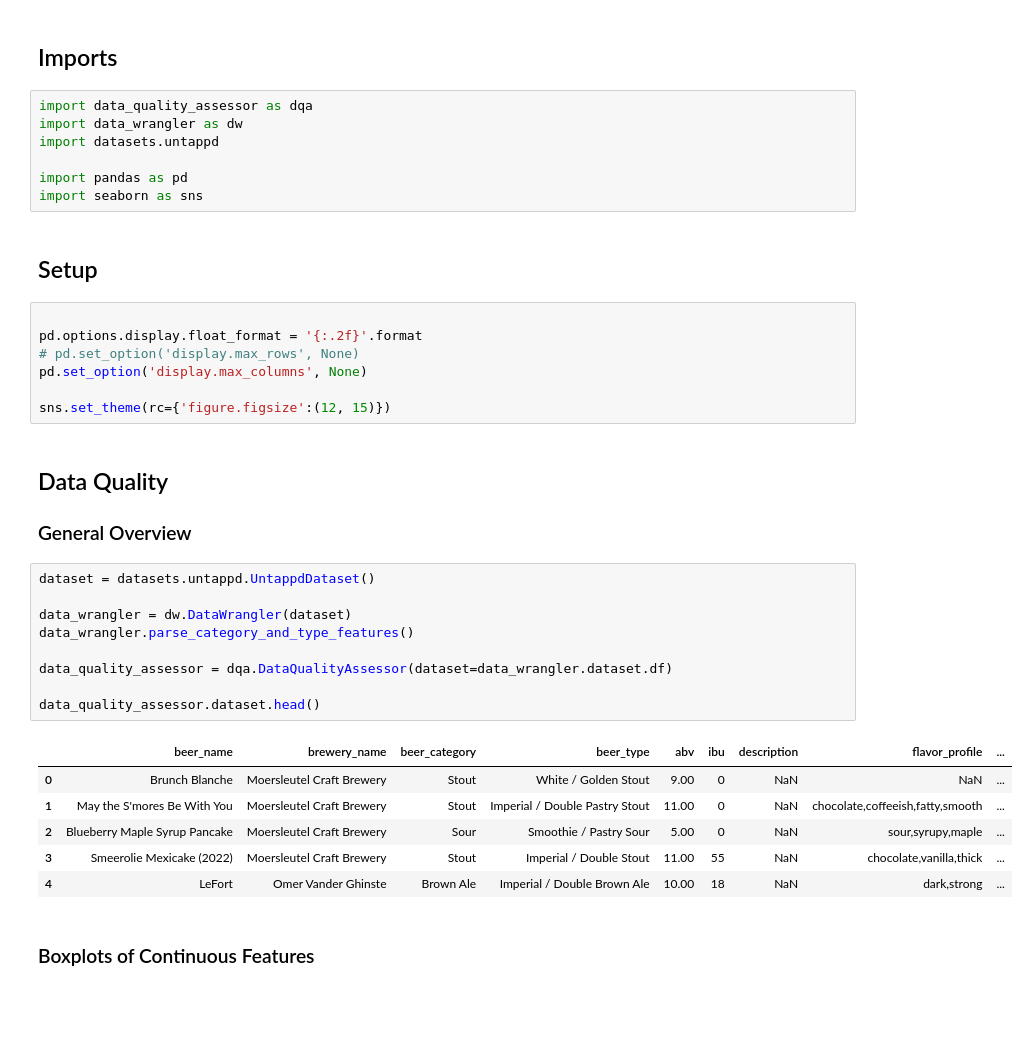
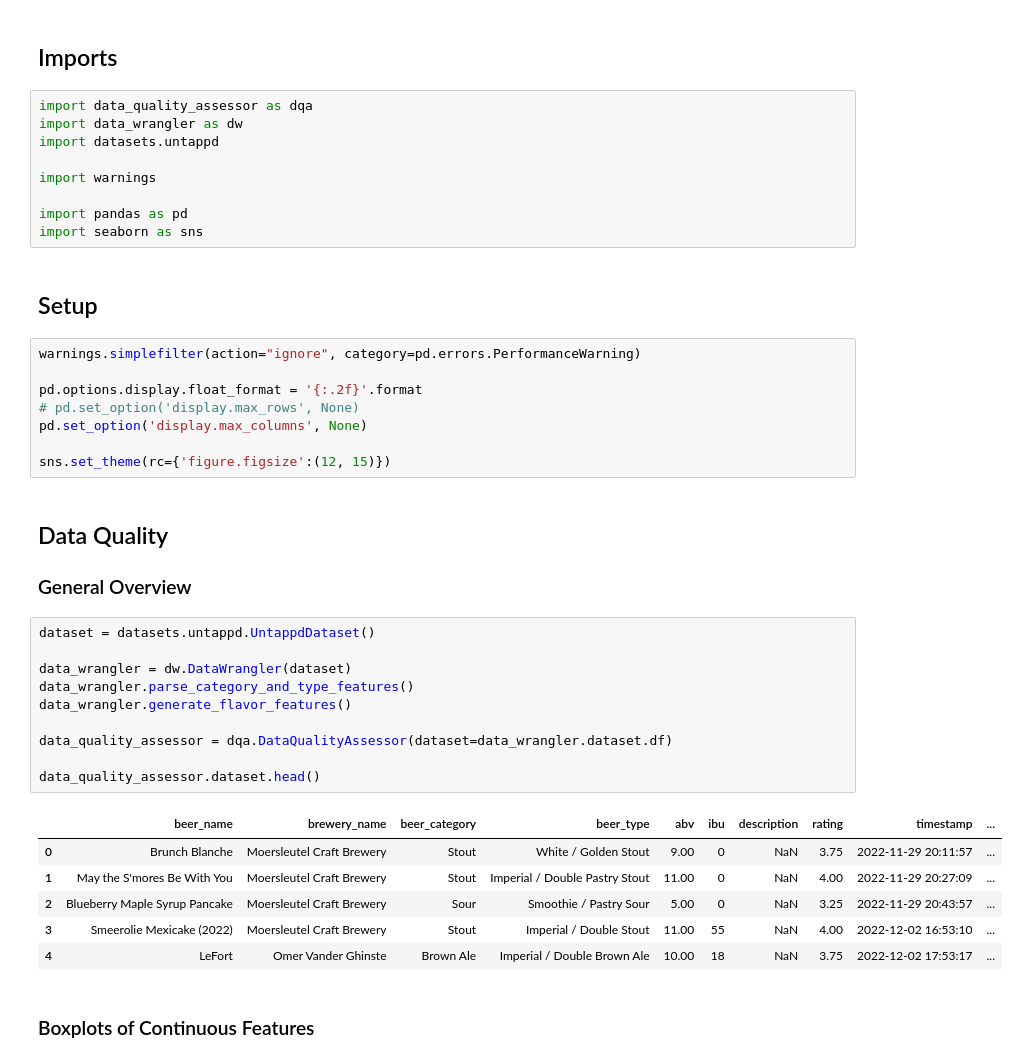
Before and after one commit to daanbrugmans/ru-data-engineering-23-24, a Jupyter notebook: code/analysis.ipynb, the cells around one changed output. Saved outputs shown, nothing was run; the diff lists cells and outputs as text; blank space fills up the shorter version.

Commit message:
Implemented generating binary flavor features

```diff
--- a/code/analysis.ipynb
+++ b/code/analysis.ipynb
@@ -9,11 +9,14 @@ import data_quality_assessor as dqa
 import data_wrangler as dw
 import datasets.untappd
 
+import warnings
+
 import pandas as pd
 import seaborn as sns
 # %% [markdown]
 ## Setup
 # %%
+warnings.simplefilter(action="ignore", category=pd.errors.PerformanceWarning)
 
 pd.options.display.float_format = '{:.2f}'.format
 # pd.set_option('display.max_rows', None)
@@ -26,19 +29,20 @@ sns.set_theme(rc={'figure.figsize':(12, 15)})
 # %%
 dataset = datasets.untappd.UntappdDataset()
 
 data_wrangler = dw.DataWrangler(dataset)
 data_wrangler.parse_category_and_type_features()
+data_wrangler.generate_flavor_features()
 
 data_quality_assessor = dqa.DataQualityAssessor(dataset=data_wrangler.dataset.df)
 
 data_quality_assessor.dataset.head()
 # %% [output]
-|  | beer_name | brewery_name | beer_category | beer_type | abv | ibu | description | flavor_profile | ... |
-| 0 | Brunch Blanche | Moersleutel Craft Brewery | Stout | White / Golden Stout | 9.00 | 0 | NaN | NaN | ... |
-| 1 | May the S'mores Be With You | Moersleutel Craft Brewery | Stout | Imperial / Double Pastry Stout | 11.00 | 0 | NaN | chocolate,coffeeish,fatty,smooth | ... |
-| 2 | Blueberry Maple Syrup Pancake | Moersleutel Craft Brewery | Sour | Smoothie / Pastry Sour | 5.00 | 0 | NaN | sour,syrupy,maple | ... |
-| 3 | Smeerolie Mexicake (2022) | Moersleutel Craft Brewery | Stout | Imperial / Double Stout | 11.00 | 55 | NaN | chocolate,vanilla,thick | ... |
-| 4 | LeFort | Omer Vander Ghinste | Brown Ale | Imperial / Double Brown Ale | 10.00 | 18 | NaN | dark,strong | ... |
+|  | beer_name | brewery_name | beer_category | beer_type | abv | ibu | description | rating | timestamp | ... |
+| 0 | Brunch Blanche | Moersleutel Craft Brewery | Stout | White / Golden Stout | 9.00 | 0 | NaN | 3.75 | 2022-11-29 20:11:57 | ... |
+| 1 | May the S'mores Be With You | Moersleutel Craft Brewery | Stout | Imperial / Double Pastry Stout | 11.00 | 0 | NaN | 4.00 | 2022-11-29 20:27:09 | ... |
+| 2 | Blueberry Maple Syrup Pancake | Moersleutel Craft Brewery | Sour | Smoothie / Pastry Sour | 5.00 | 0 | NaN | 3.25 | 2022-11-29 20:43:57 | ... |
+| 3 | Smeerolie Mexicake (2022) | Moersleutel Craft Brewery | Stout | Imperial / Double Stout | 11.00 | 55 | NaN | 4.00 | 2022-12-02 16:53:10 | ... |
+| 4 | LeFort | Omer Vander Ghinste | Brown Ale | Imperial / Double Brown Ale | 10.00 | 18 | NaN | 3.75 | 2022-12-02 17:53:17 | ... |
 # %% [markdown]
 ### Boxplots of Continuous Features
 # %%
```
Also changed, not shown: 1 other file.
